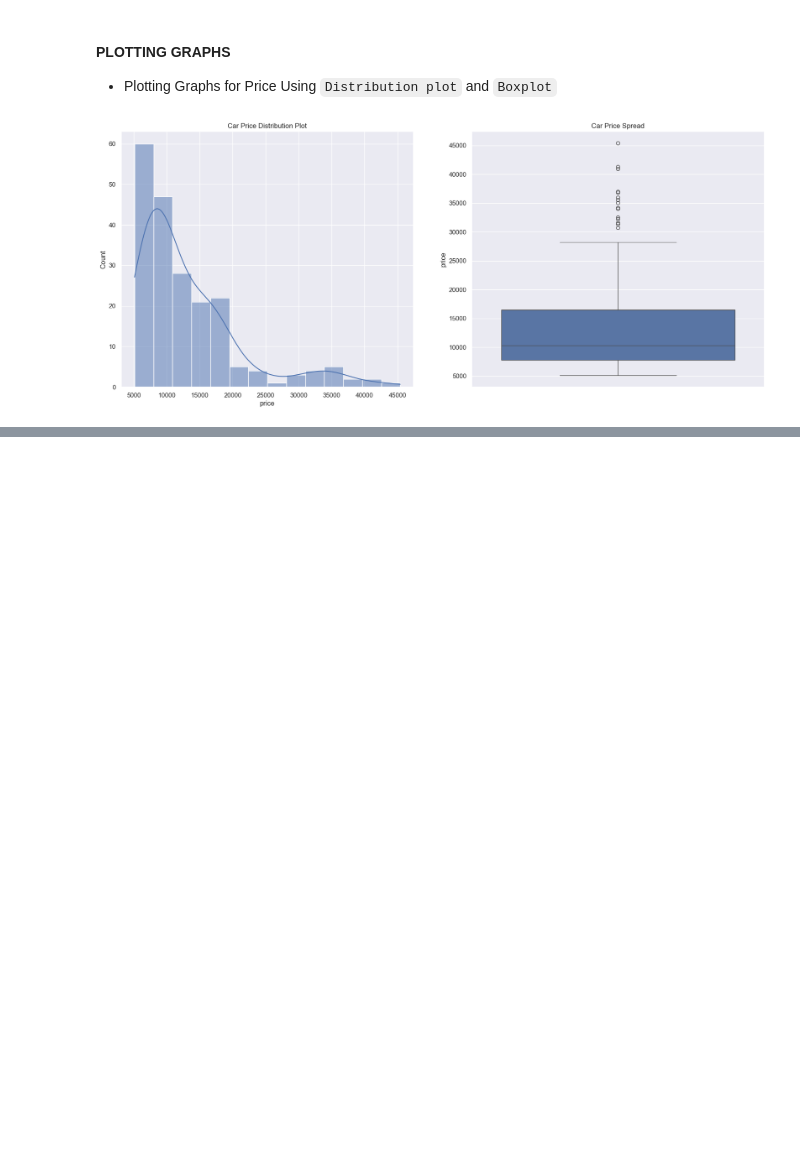
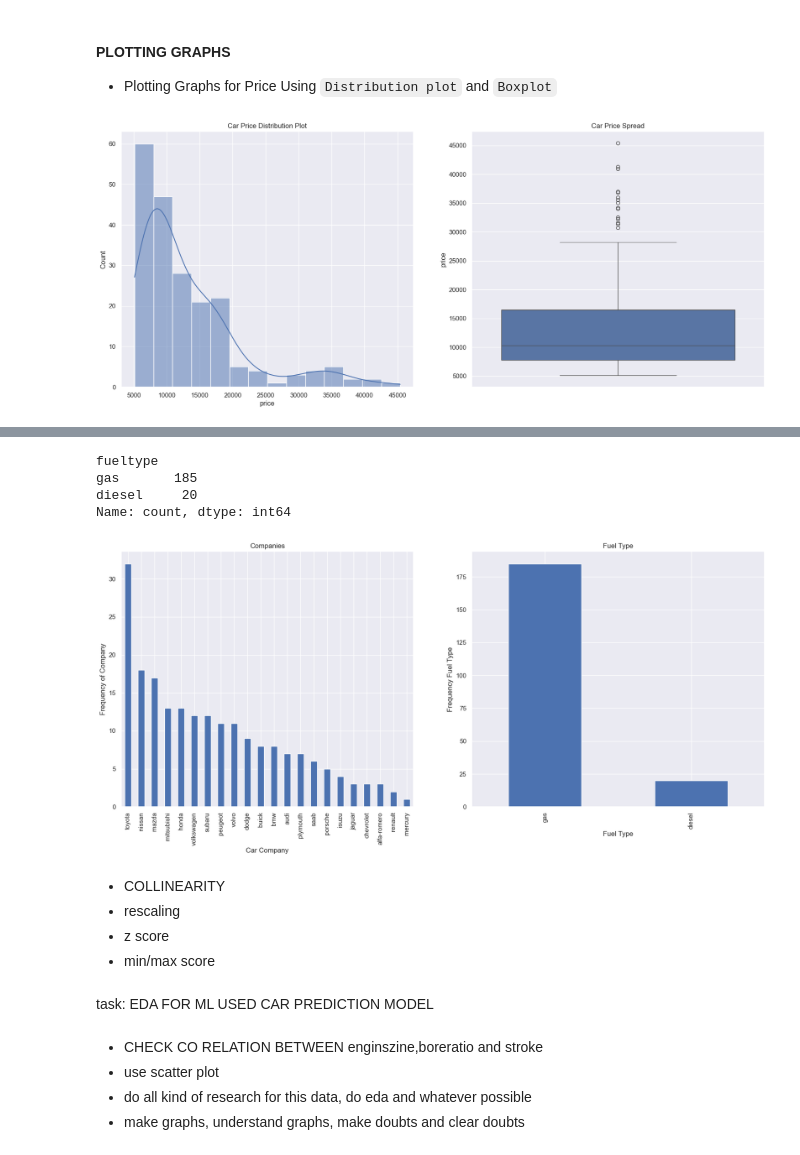
Before and after one commit to MoeedKhan-AMK/Applied-Data-Science, a Jupyter notebook: Machine Learning/LINEAR REGRESSION/Linear Regression/Linear_Regression_class_1.ipynb, the cells around one changed output, grey strips where cells are left out. Cells and saved outputs as stored; diff of their text form; code cells hidden in the pictures; blank space fills up the shorter version.

```diff
--- a/Machine Learning/LINEAR REGRESSION/Linear Regression/Linear_Regression_class_1.ipynb
+++ b/Machine Learning/LINEAR REGRESSION/Linear Regression/Linear_Regression_class_1.ipynb
@@ -179,0 +244,38 @@ plt.show()
+# %%
+cars.fueltype.value_counts()
+# %% [output]
+fueltype
+gas       185
+diesel     20
+Name: count, dtype: int64
+# %%
+#giving size of graph
+plt.figure(figsize=(20,8))
+
+# plotting for car price distribution as 1st graph
+plt.subplot(1,2,1)
+plt1 = cars.company_name.value_counts().plot(kind="bar")
+plt.title("Companies")
+plt1.set(xlabel = "Car Company", ylabel = "Frequency of Company")
+
+
+plt.subplot(1,2,2)
+plt1 = cars.fueltype.value_counts().plot(kind="bar")
+plt.title("Fuel Type")
+plt1.set(xlabel = "Fuel Type", ylabel = "Frequency Fuel Type")
+
+plt.show()
+# %% [output]
+[figure, added]
+# %% [markdown]
+- COLLINEARITY
+- rescaling
+- z score
+- min/max score
+# %% [markdown]
+task: EDA FOR ML USED CAR PREDICTION MODEL
+# %% [markdown]
+- CHECK CO RELATION BETWEEN enginszine,boreratio and stroke
+- use scatter plot
+- do all kind of research for this data, do eda and whatever possible
+- make graphs, understand graphs, make doubts and clear doubts
```
Also changed, not shown: parts of 8 cells of this notebook.
